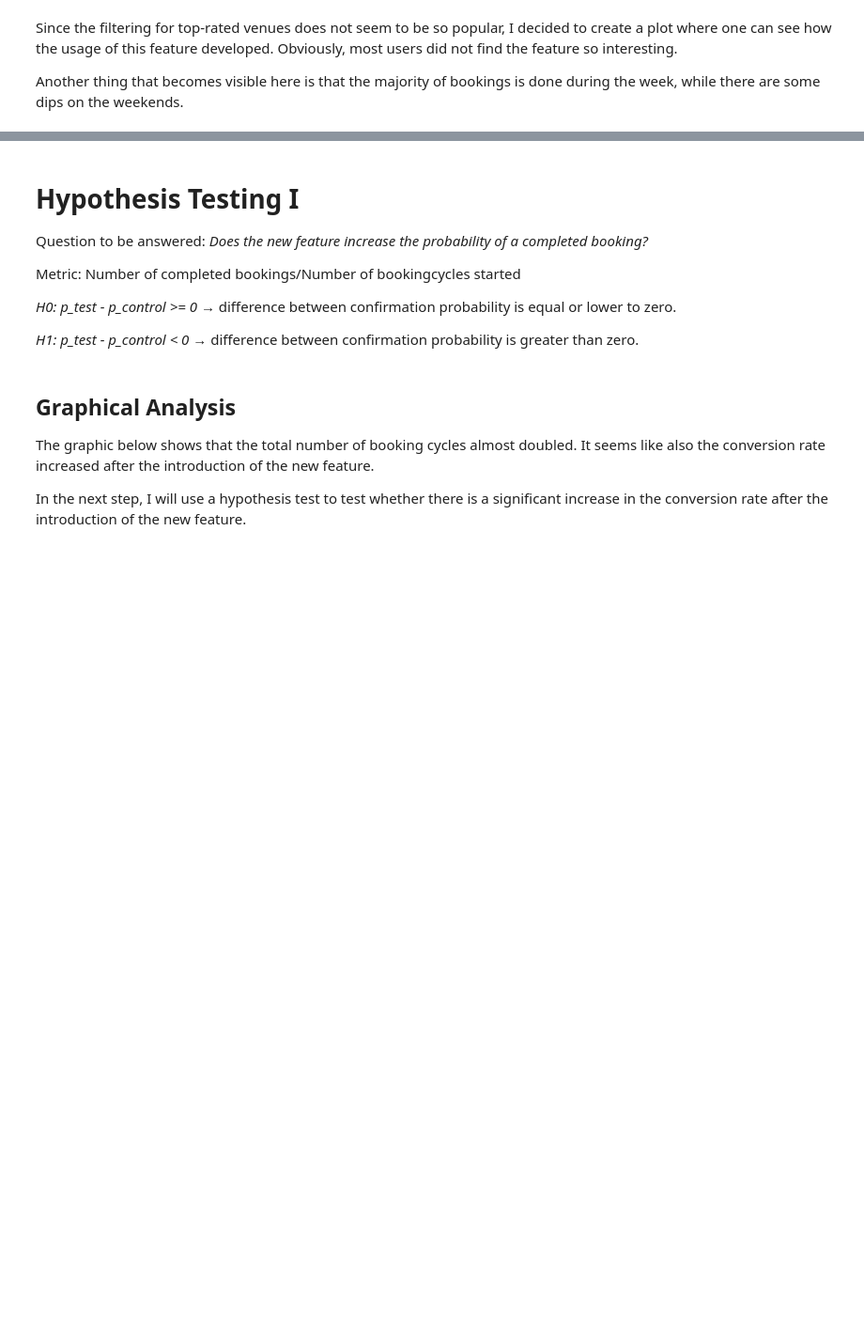
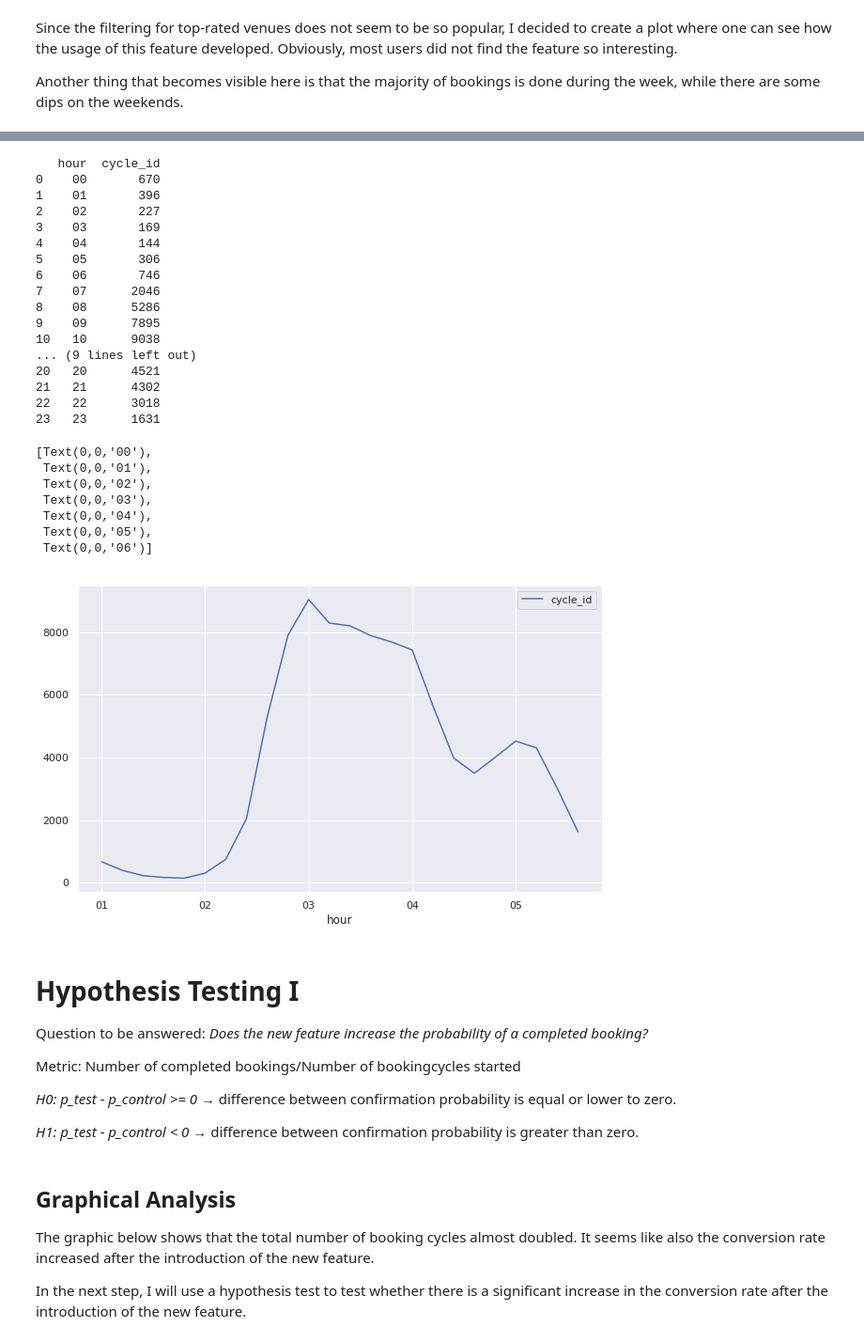
Before and after one commit to denmei/data-science-projects, a Jupyter notebook: AB-Test/AB-Test-Nb.ipynb, the cells around one changed output, grey strips where cells are left out. Shown at 94% size. Saved outputs shown, nothing was run; the diff lists cells and outputs as text; code cells hidden in the pictures; blank space fills up the shorter version.

```diff
--- a/AB-Test/AB-Test-Nb.ipynb
+++ b/AB-Test/AB-Test-Nb.ipynb
@@ -326,3 +328,38 @@ bookings[['date', 'filtered_top_ratings', 'cycle_id']].groupby(['date', 'filtere
+# %%
+bookings['hour'] = bookings['start_time'].dt.strftime('%H')
+hour_count = bookings[['hour', 'cycle_id']].groupby('hour').count().reset_index()[['hour', 'cycle_id']]
+print(hour_count)
+fig, ax = plt.subplots(figsize=(10,6))
+ax.get_xaxis().get_major_formatter().set_useOffset(False)
+#bookings[['hour', 'cycle_id']].groupby('hour').count().plot(ax=ax)
+hour_count.plot(x='hour', y='cycle_id', ax=ax)
+ax.set_xticklabels(list(hour_count['hour']))
+# %% [output]
+   hour  cycle_id
+0    00       670
+1    01       396
+2    02       227
+3    03       169
+4    04       144
+5    05       306
+6    06       746
+7    07      2046
+8    08      5286
+9    09      7895
+10   10      9038
+... (9 lines left out)
+20   20      4521
+21   21      4302
+22   22      3018
+23   23      1631
+[Text(0,0,'00'),
+ Text(0,0,'01'),
+ Text(0,0,'02'),
+ Text(0,0,'03'),
+ Text(0,0,'04'),
+ Text(0,0,'05'),
+ Text(0,0,'06')]
+[figure, added]
 # %% [markdown]
 # Hypothesis Testing I
 Question to be answered: *Does the new feature increase the probability of a completed booking?*
```
Also changed, not shown: parts of 4 cells of this notebook.
